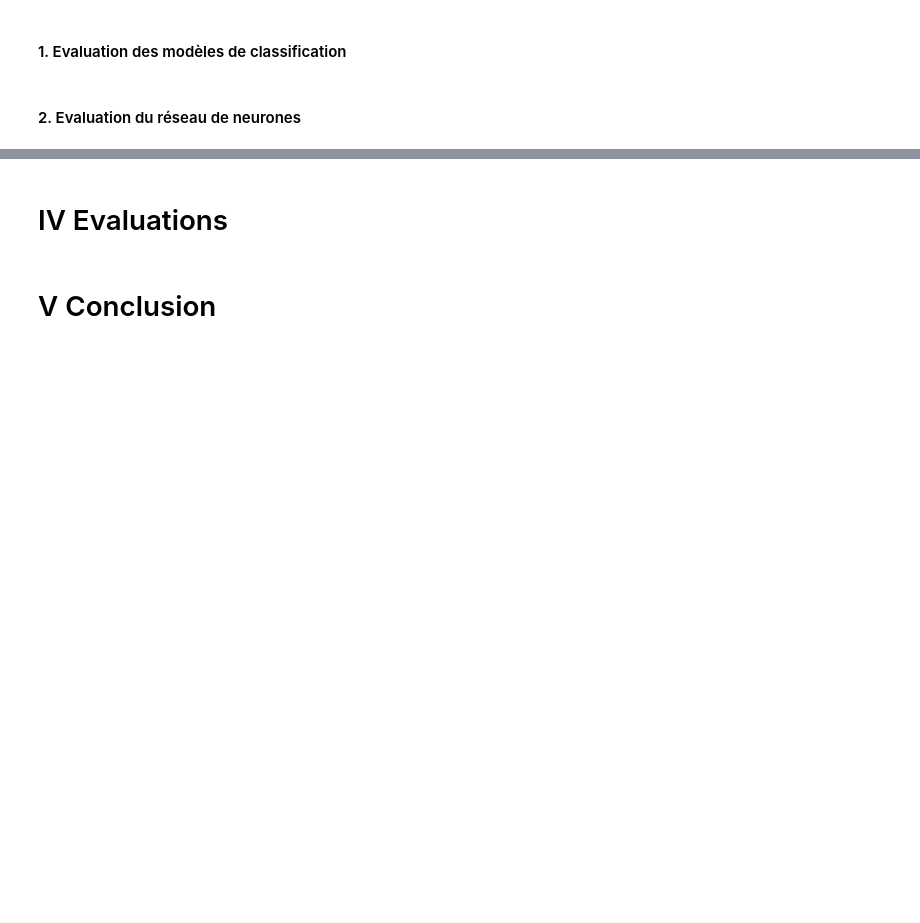
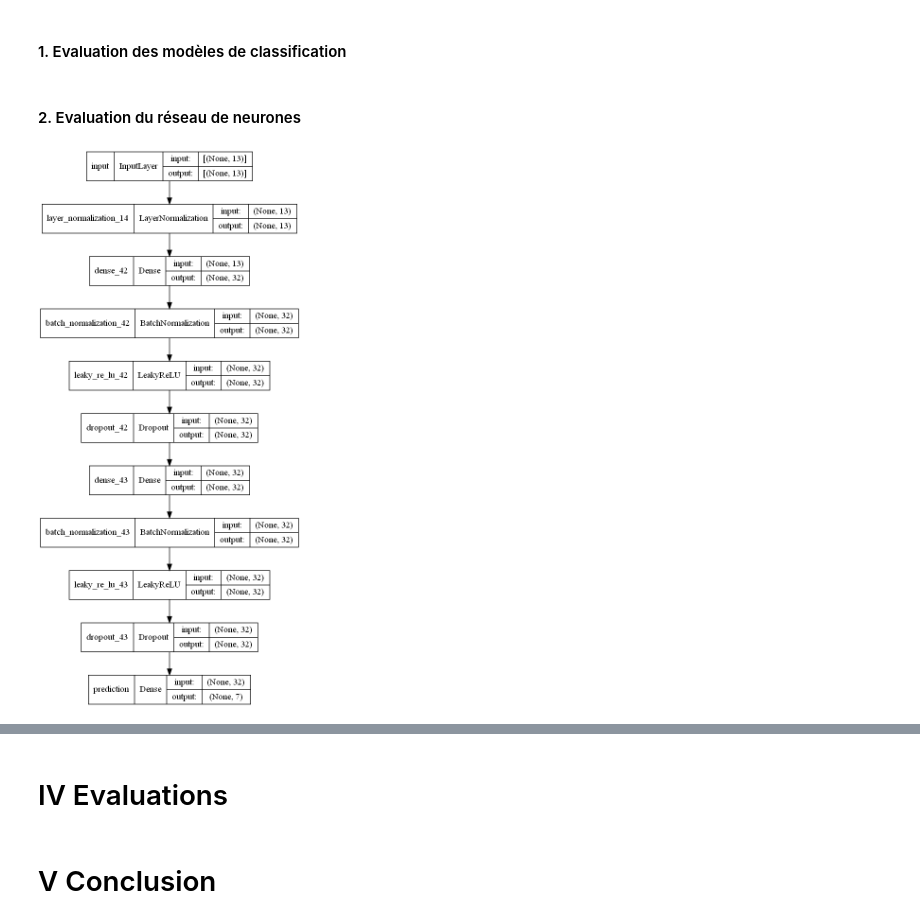
Before and after one commit to DylanBaptiste/INFO0901, a Jupyter notebook: main.ipynb, the cells around one changed output, grey strips where cells are left out. Drawn from its saved outputs; the diff is of its cells as text; code cells hidden in the pictures; blank space fills up the shorter version.

Commit message:
add plot

```diff
--- a/main.ipynb
+++ b/main.ipynb
@@ -317,0 +320,5 @@ print(tabulate(results.sort_values("mean test_f1_weighted", ascending=False), he
+# %%
+m = classification_model(DROP_RATE = 0.0, RELU_ALPHA = 0.2, N_NEURONES = 32, N_LAYERS = 2)
+tf.keras.utils.plot_model(m, "model.png", show_shapes=True)
+# %% [output]
+[figure, added]
```
Also changed, not shown: parts of 9 cells of this notebook, 10 other files.
